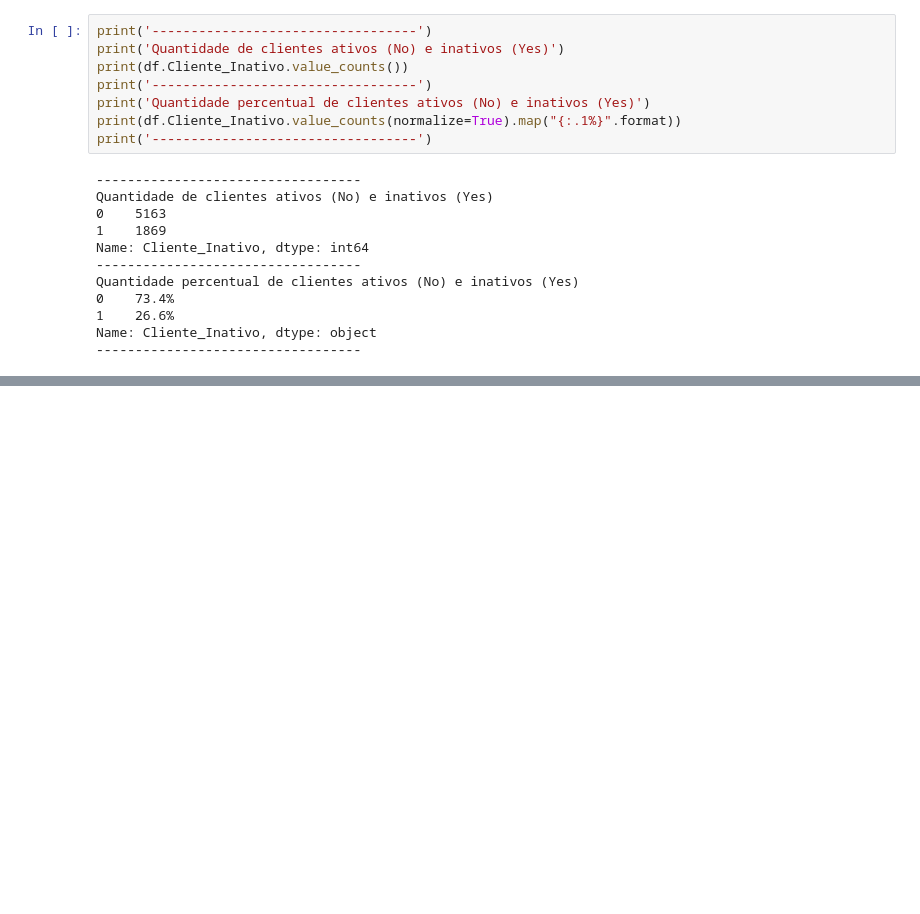
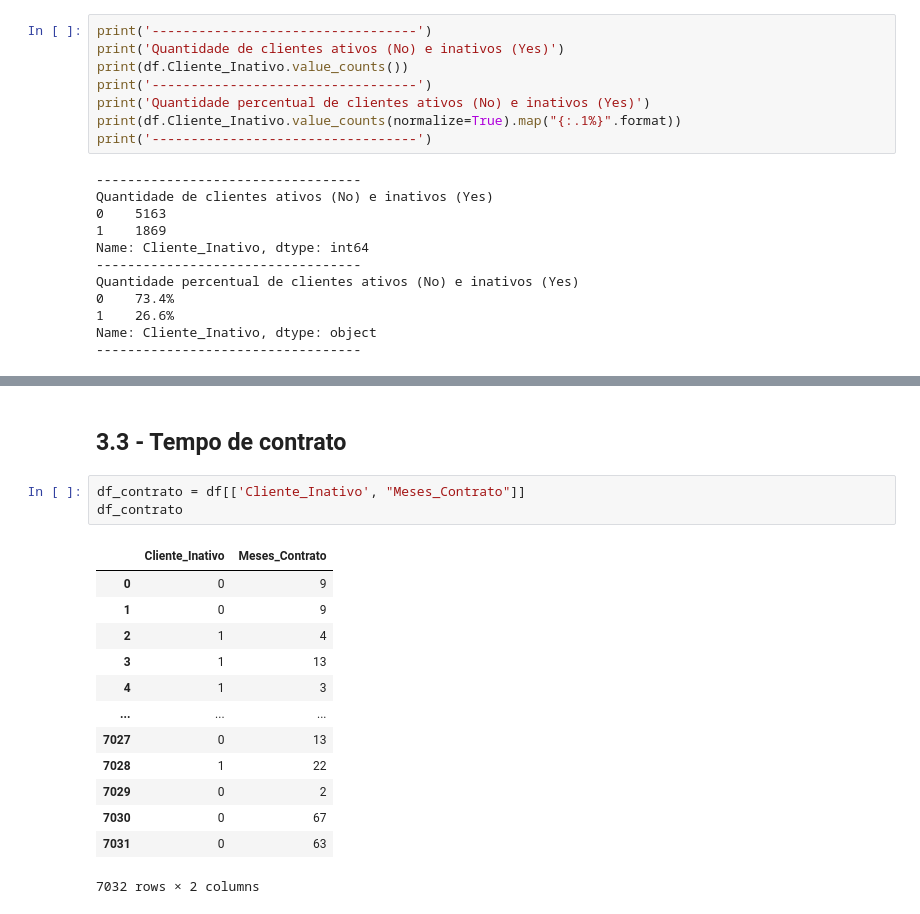
Before and after one commit to goto-95/Challenge_DataScience_AluraVoz, a Jupyter notebook: Challenge_DS_Alura_Semana02.ipynb, the cells around one changed output, grey strips where cells are left out. Drawn from its saved outputs; the diff is of its cells as text; blank space fills up the shorter version.

```diff
--- a/Challenge_DS_Alura_Semana02.ipynb
+++ b/Challenge_DS_Alura_Semana02.ipynb
@@ -47,0 +93,19 @@ for coluna in df.columns:
+# %% [markdown]
+## **3.3 - Tempo de contrato**
+# %%
+df_contrato = df[['Cliente_Inativo', "Meses_Contrato"]]
+df_contrato
+# %% [output]
+|  | Cliente_Inativo | Meses_Contrato |
+| 0 | 0 | 9 |
+| 1 | 0 | 9 |
+| 2 | 1 | 4 |
+| 3 | 1 | 13 |
+| 4 | 1 | 3 |
+| ... | ... | ... |
+| 7027 | 0 | 13 |
+| 7028 | 1 | 22 |
+| 7029 | 0 | 2 |
+| 7030 | 0 | 67 |
+| 7031 | 0 | 63 |
+7032 rows × 2 columns
```
Also changed, not shown: parts of 12 cells of this notebook.
